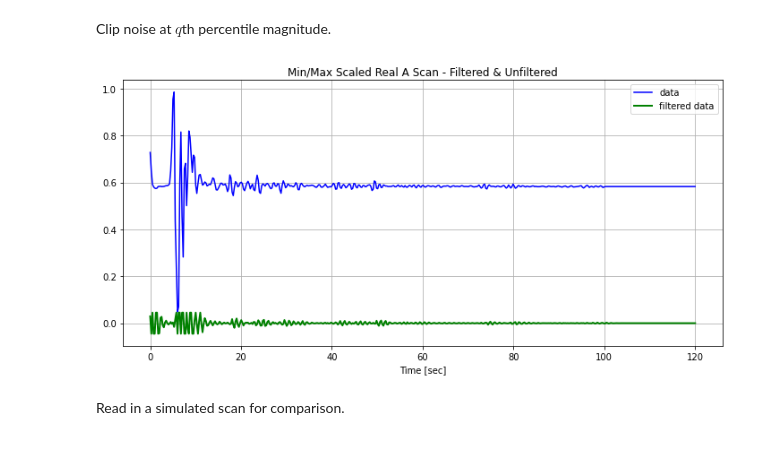
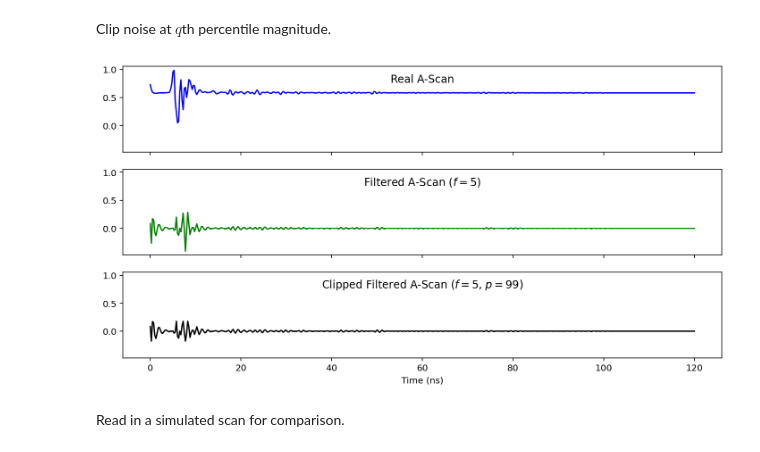
Before and after one commit to jeanruggiero/masters-thesis, a Jupyter notebook: DataExploration.ipynb, the cells around one changed output. Saved outputs shown, nothing was run; the diff lists cells and outputs as text; code cells hidden in the pictures.

```diff
--- a/DataExploration.ipynb
+++ b/DataExploration.ipynb
@@ -454,18 +454,20 @@ def extract_noise(ascan, cutoff, percentile=100):
     c = np.percentile(np.abs(y), percentile)
     return np.clip(y, -c, c)
 # %%
-noise = extract_noise(real_normalized[0,:], 7, percentile=95)
+noise = extract_noise(real_normalized[0,:], 5, percentile=99)
+noise100 = extract_noise(real_normalized[0,:], 5, percentile=100)
 
-with plt.rc_context({'figure.figsize': [12, 12]}):
-    plt.subplot(2, 1, 2)
-    plt.plot(t, real_normalized[0,:], 'b-', label='data')
-    plt.plot(t, noise, 'g-', linewidth=2, label='filtered data')
-    plt.xlabel('Time [sec]')
-    plt.grid()
-    plt.legend()
-    plt.title('Min/Max Scaled Real A Scan - Filtered & Unfiltered')
+with plt.rc_context({'figure.figsize': [12, 6]}):
+    fig, (ax1, ax2, ax3) = plt.subplots(3, 1, sharex=True, sharey=True)
+    ax1.plot(t, real_normalized[0,:], 'b-')
+    ax1.set_title('Real A-Scan', y=.75)
+    ax2.plot(t, noise100, 'g-')
+    ax2.set_title('Filtered A-Scan ($f=5$)', y=.75)
+    ax3.plot(t, noise, 'k-')
+    ax3.set_title('Clipped Filtered A-Scan ($f=5$, $p=99$)', y=.75)
+    ax3.set_xlabel('Time (ns)')
 # %% [output]
-[figure, old version]
+[figure, new version]
 # %%
 def extract_noise_bscan(scan, cutoff, percentile=100):
     # Each column of the input matrix should represent an ascan
```
Also changed, not shown: parts of 35 cells of this notebook, 1 other file.
